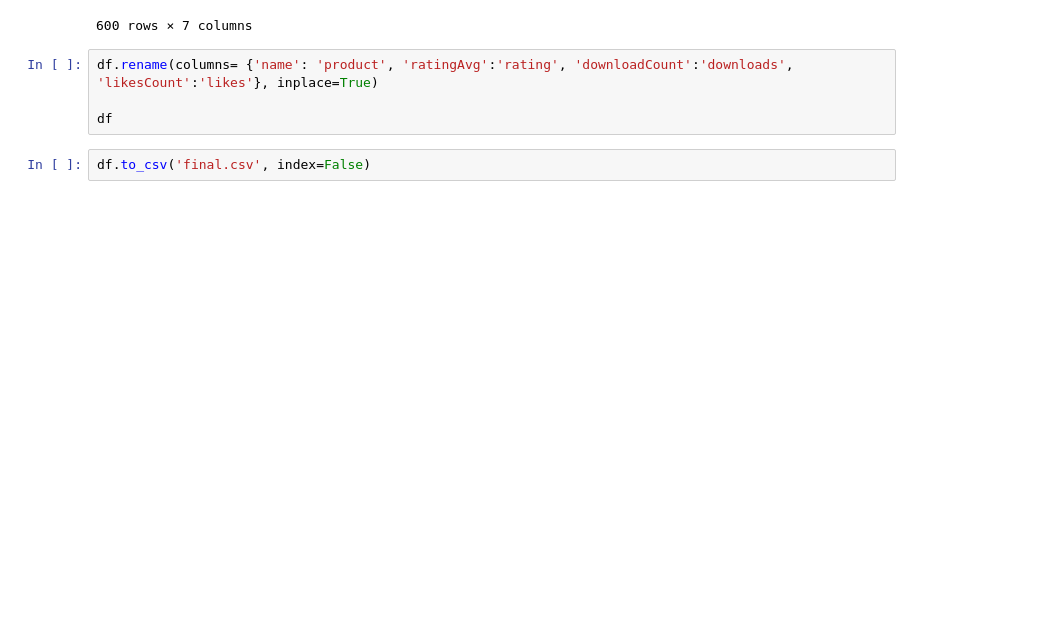
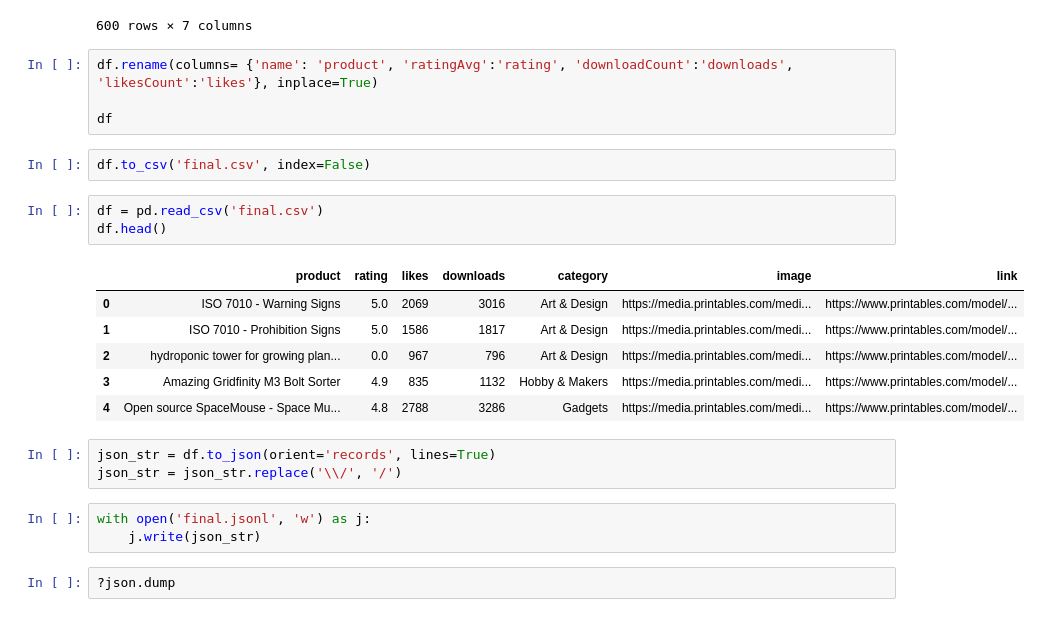
Before and after one commit to mido-99/Scrape-collection, a Jupyter notebook: models_3D/api/process.ipynb, the cells around one changed output. Saved outputs shown, nothing was run; the diff lists cells and outputs as text; blank space fills up the shorter version.

Commit message:
json Output

```diff
--- a/models_3D/api/process.ipynb
+++ b/models_3D/api/process.ipynb
@@ -130,3 +130,21 @@ df.rename(columns= {'name': 'product', 'ratingAvg':'rating', 'downloadCount':'do
 df
 # %%
 df.to_csv('final.csv', index=False)
+# %%
+df = pd.read_csv('final.csv')
+df.head()
+# %% [output]
+|  | product | rating | likes | downloads | category | image | link |
+| 0 | ISO 7010 - Warning Signs | 5.0 | 2069 | 3016 | Art & Design | https://media.printables.com/medi... | https://www.printables.com/model/... |
+| 1 | ISO 7010 - Prohibition Signs | 5.0 | 1586 | 1817 | Art & Design | https://media.printables.com/medi... | https://www.printables.com/model/... |
+| 2 | hydroponic tower for growing plan... | 0.0 | 967 | 796 | Art & Design | https://media.printables.com/medi... | https://www.printables.com/model/... |
+| 3 | Amazing Gridfinity M3 Bolt Sorter | 4.9 | 835 | 1132 | Hobby & Makers | https://media.printables.com/medi... | https://www.printables.com/model/... |
+| 4 | Open source SpaceMouse - Space Mu... | 4.8 | 2788 | 3286 | Gadgets | https://media.printables.com/medi... | https://www.printables.com/model/... |
+# %%
+json_str = df.to_json(orient='records', lines=True)
+json_str = json_str.replace('\\/', '/')
+# %%
+with open('final.jsonl', 'w') as j:
+    j.write(json_str)
+# %%
+?json.dump
```
Also changed, not shown: 1 other file.
